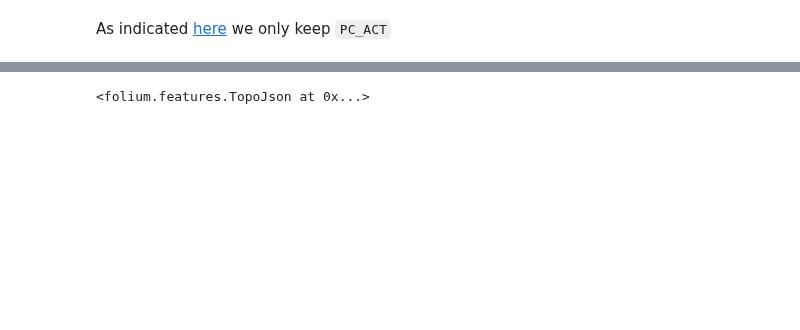
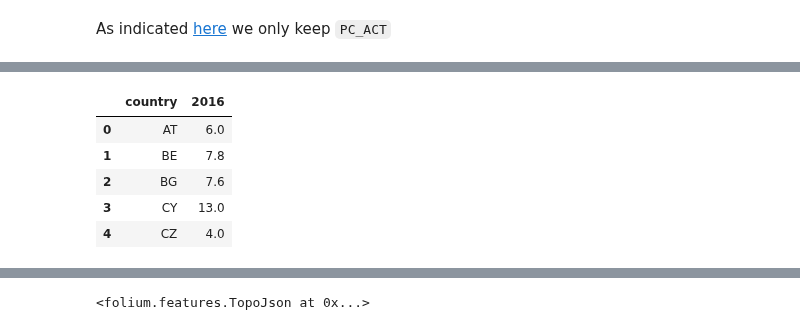
Before and after one commit to vincenzobaz/VBTALL-ADA2017, a Jupyter notebook: Homework 3.ipynb, the cells around one changed output, grey strips where cells are left out. Saved outputs shown, nothing was run; the diff lists cells and outputs as text; code cells hidden in the pictures; blank space fills up the shorter version.

```diff
--- a/Homework 3.ipynb
+++ b/Homework 3.ipynb
@@ -40,6 +67,13 @@ euro = countries.merge(euro, left_index=True, right_index=True)\
                 .drop('age,unit,sex,geo\\time', axis=1)
 euro.columns = ['country', '2016']
 # %%
-euro
+euro.head()
+# %% [output]
+|  | country | 2016 |
+| 0 | AT | 6.0 |
+| 1 | BE | 7.8 |
+| 2 | BG | 7.6 |
+| 3 | CY | 13.0 |
+| 4 | CZ | 4.0 |
 # %%
 euro['2016'].describe()
```
Also changed, not shown: parts of 29 cells of this notebook.
